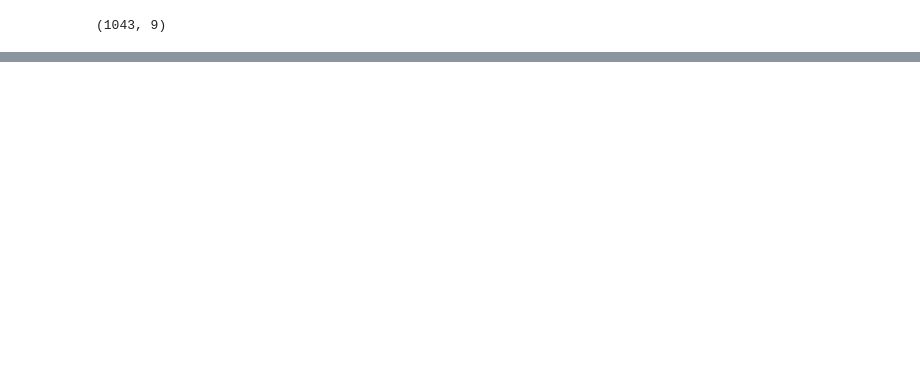
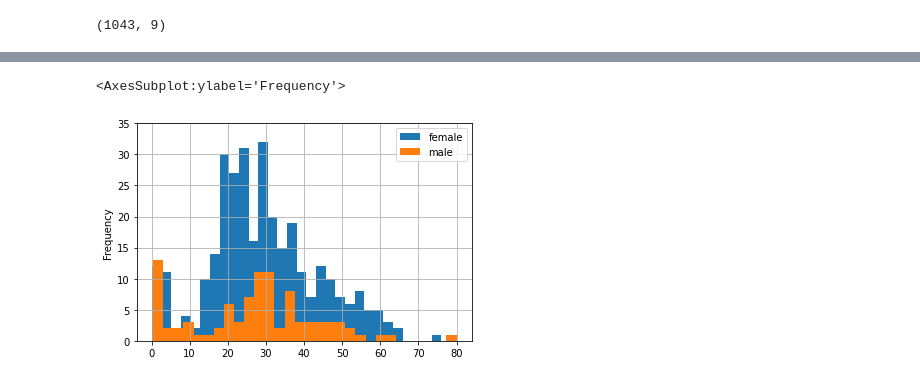
Before and after one commit to vinneyto/junk, a Jupyter notebook: src/assets/titanic_data/notebook.ipynb, the cells around one changed output, grey strips where cells are left out. Saved outputs shown, nothing was run; the diff lists cells and outputs as text; code cells hidden in the pictures; blank space fills up the shorter version.

```diff
--- a/src/assets/titanic_data/notebook.ipynb
+++ b/src/assets/titanic_data/notebook.ipynb
@@ -198,0 +224,6 @@ new_test.iloc[:, 1].to_json('new_test_y.json', orient='split', index=False)
+# %%
+survivors_female['Age'].plot.hist(bins=30, ylim=(0, 35), grid=True, legend=True, label='female')
+survivors_male['Age'].plot.hist(bins=30, ylim=(0, 35), grid=True, legend=True, label='male')
+# %% [output]
+<AxesSubplot:ylabel='Frequency'>
+[figure, added]
```
Also changed, not shown: parts of 7 cells of this notebook, 5 other files.
